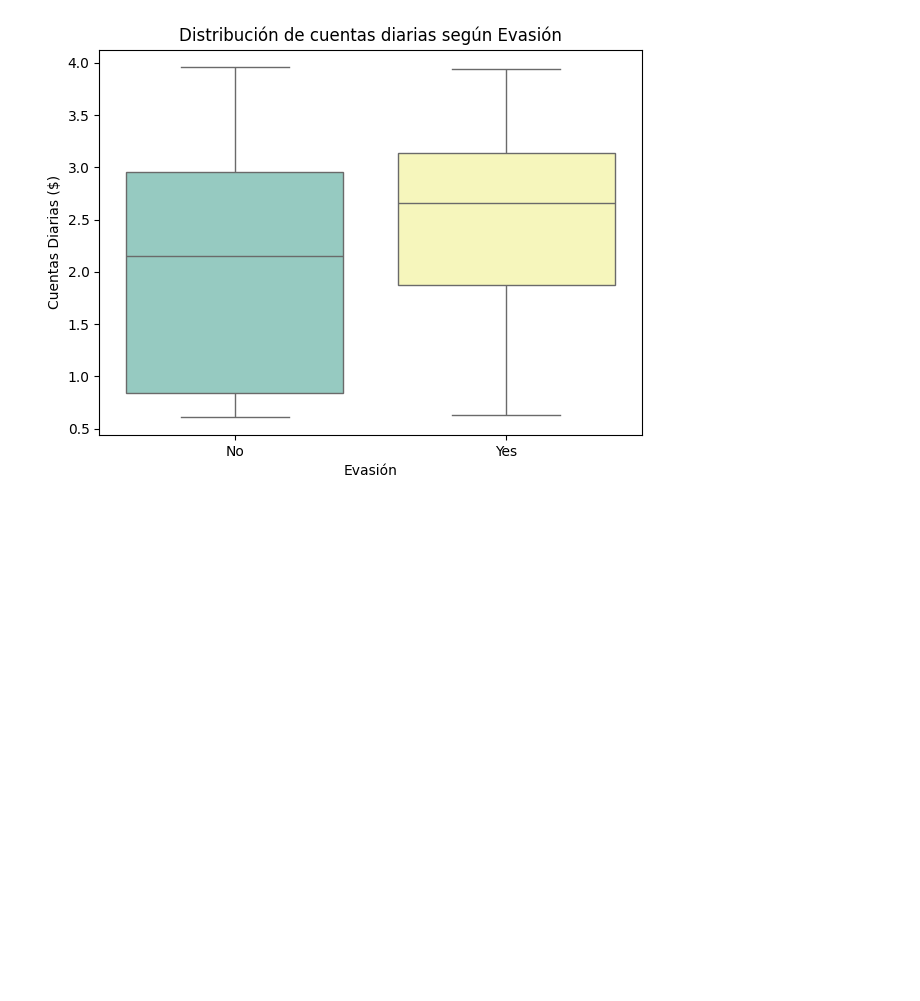
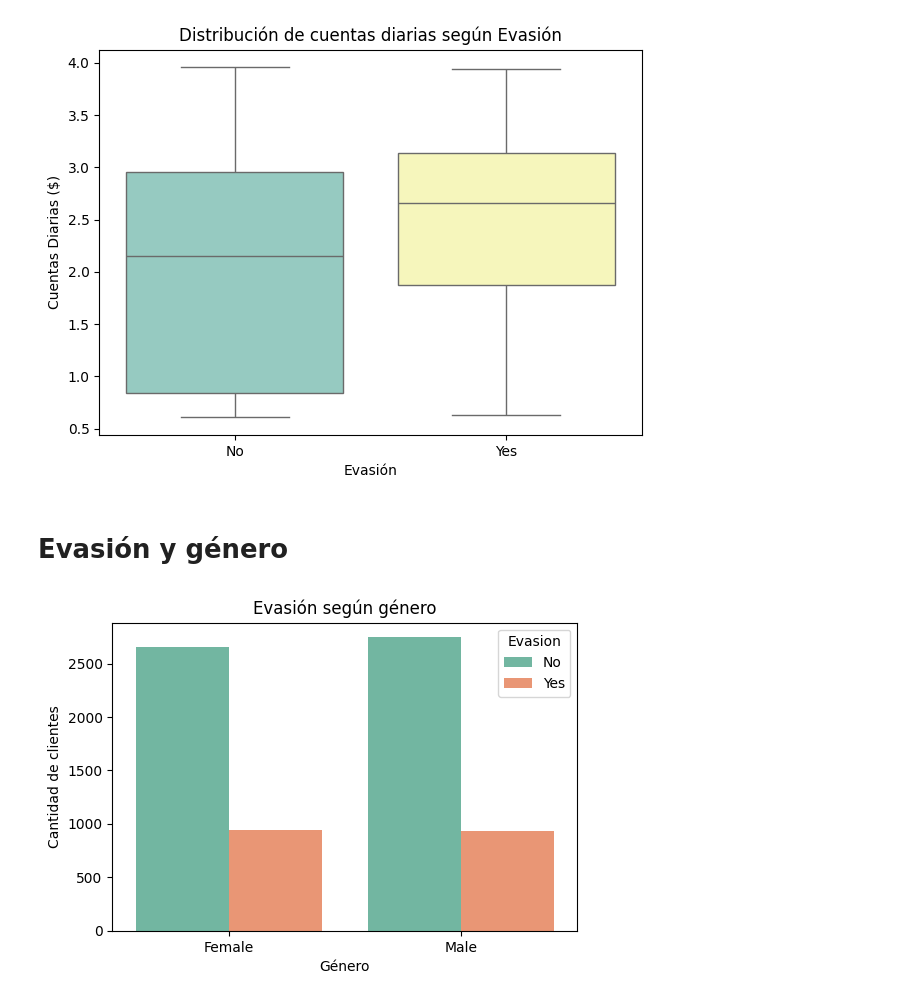
Before and after one commit to LuchiHamade/telecomChallenge_1, a Jupyter notebook: Te_damos_la_bienvenida_a_Colab.ipynb, the cells around one changed output. Saved outputs shown, nothing was run; the diff lists cells and outputs as text; code cells hidden in the pictures; blank space fills up the shorter version.

Commit message:
Análisis varios sobre evasión

```diff
--- a/Te_damos_la_bienvenida_a_Colab.ipynb
+++ b/Te_damos_la_bienvenida_a_Colab.ipynb
@@ -544,3 +544,15 @@ Passing `palette` without assigning `hue` is deprecated and will be removed in v
 
   sns.boxplot(x='Churn', y='Cuentas_Diarias', data=df_final, palette='Set3')
 [figure]
+# %% [markdown]
+# Evasión y género
+# %%
+plt.figure(figsize=(6,4))
+sns.countplot(x='customer.gender', hue='Churn', data=df_final, palette='Set2')
+plt.title('Evasión según género')
+plt.ylabel('Cantidad de clientes')
+plt.xlabel('Género')
+plt.legend(title='Evasion')
+plt.show()
+# %% [output]
+[figure, added]
```
Also changed, not shown: parts of 6 cells of this notebook.
